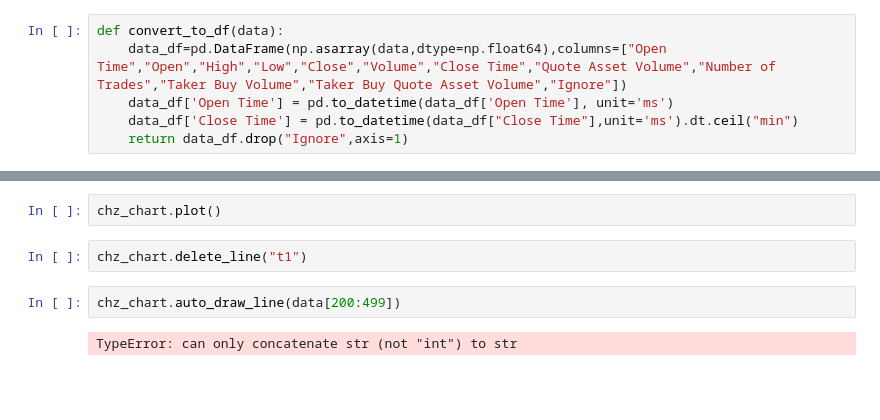
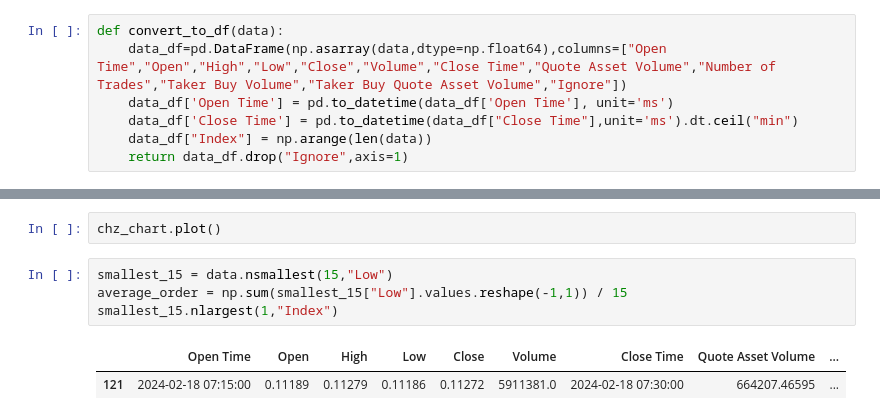
Before and after one commit to ulkeeren/binancebot, a Jupyter notebook: main.ipynb, the cells around one changed output, grey strips where cells are left out. Drawn from its saved outputs; the diff is of its cells as text; blank space fills up the shorter version.

```diff
--- a/main.ipynb
+++ b/main.ipynb
@@ -20,6 +16,7 @@ def convert_to_df(data):
     data_df=pd.DataFrame(np.asarray(data,dtype=np.float64),columns=["Open Time","Open","High","Low","Close","Volume","Close Time","Quote Asset Volume","Number of Trades","Taker Buy Volume","Taker Buy Quote Asset Volume","Ignore"])
     data_df['Open Time'] = pd.to_datetime(data_df['Open Time'], unit='ms')
     data_df['Close Time'] = pd.to_datetime(data_df["Close Time"],unit='ms').dt.ceil("min")
+    data_df["Index"] = np.arange(len(data))
     return data_df.drop("Ignore",axis=1)
 # %%
 data=convert_to_df(um_futures_client.continuous_klines("CHZUSDT",contractType="PERPETUAL", interval="15m"))
@@ -58,8 +40,9 @@ print(data.iloc[200]["Low"]*line[0] + line[1])
 # %%
 chz_chart.plot()
-# %%
-chz_chart.delete_line("t1")
-# %%
-chz_chart.auto_draw_line(data[200:499])
-# %% [output]
-TypeError: can only concatenate str (not "int") to str
+# %%
+smallest_15 = data.nsmallest(15,"Low")
+average_order = np.sum(smallest_15["Low"].values.reshape(-1,1)) / 15
+smallest_15.nlargest(1,"Index")
+# %% [output]
+|  | Open Time | Open | High | Low | Close | Volume | Close Time | Quote Asset Volume | ... |
+| 121 | 2024-02-18 07:15:00 | 0.11189 | 0.11279 | 0.11186 | 0.11272 | 5911381.0 | 2024-02-18 07:30:00 | 664207.46595 | ... |
```
Also changed, not shown: parts of 13 cells of this notebook, 3 other files.
